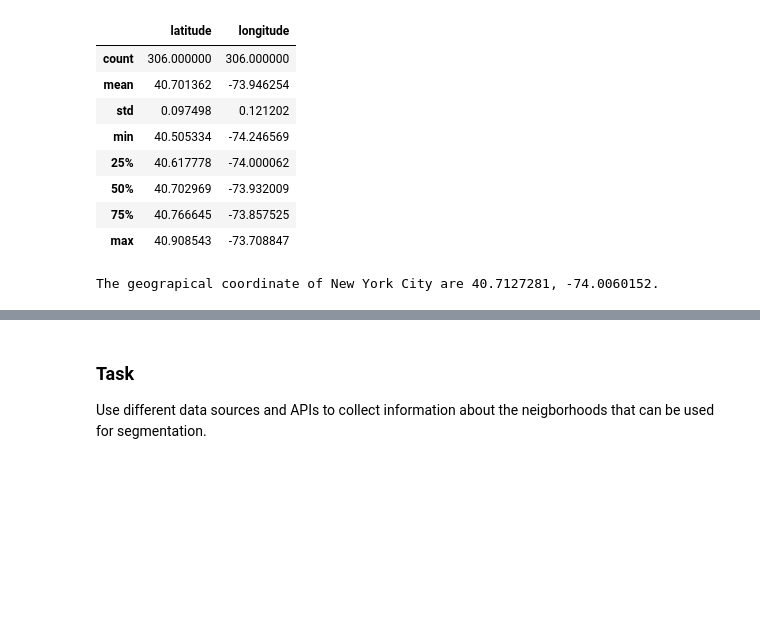
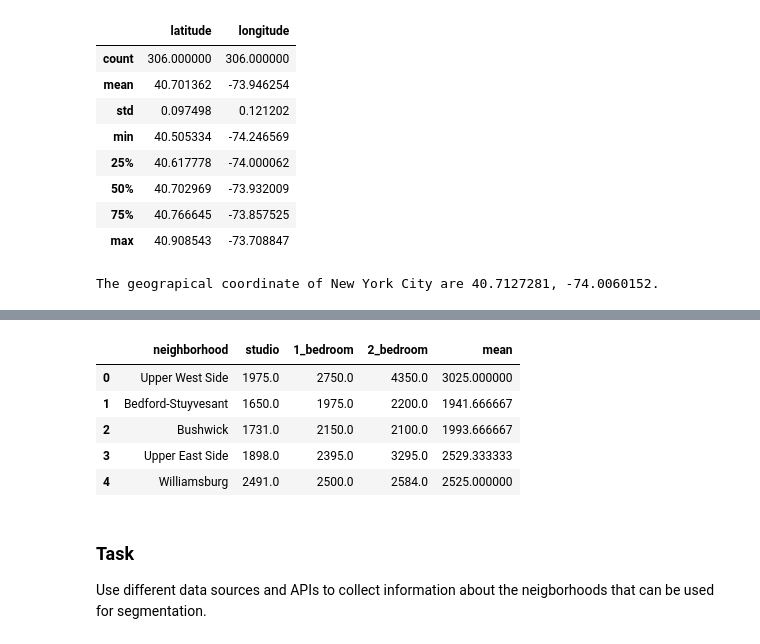
Before and after one commit to hasheng/NYC_Clustering, a Jupyter notebook: data_preparation_working.ipynb, the cells around one changed output, grey strips where cells are left out. Drawn from its saved outputs; the diff is of its cells as text; code cells hidden in the pictures; blank space fills up the shorter version.

```diff
--- a/data_preparation_working.ipynb
+++ b/data_preparation_working.ipynb
@@ -151,0 +239,26 @@ map_newyork
+# %%
+#make existing values floats
+febexcelstud['studio'] = febexcelstud['studio'].astype(float)
+febexcelonebd['1_bedroom'] = febexcelonebd['1_bedroom'].astype(float)
+febexceltwobd['2_bedroom'] = febexceltwobd['2_bedroom'].astype(float)
+# %%
+#merge separated tables on neighborhood
+#merge on right because the second and third columns had more values
+feb_merged_one = pd.merge(febexcelstud, febexcelonebd, how='right', on='neighborhood')
+feb_merged = pd.merge(feb_merged_one, febexceltwobd, how='right', on='neighborhood')
+# %%
+#fill nans with column mean
+for i in process_cols:
+    feb_merged[i].fillna((feb_merged[i].mean()), inplace=True)
+# %%
+#make new column called mean based on the other values
+feb_merged['mean'] = feb_merged.mean(axis=1)
+# %%
+feb_merged.head()
+# %% [output]
+|  | neighborhood | studio | 1_bedroom | 2_bedroom | mean |
+| 0 | Upper West Side | 1975.0 | 2750.0 | 4350.0 | 3025.000000 |
+| 1 | Bedford-Stuyvesant | 1650.0 | 1975.0 | 2200.0 | 1941.666667 |
+| 2 | Bushwick | 1731.0 | 2150.0 | 2100.0 | 1993.666667 |
+| 3 | Upper East Side | 1898.0 | 2395.0 | 3295.0 | 2529.333333 |
+| 4 | Williamsburg | 2491.0 | 2500.0 | 2584.0 | 2525.000000 |
```
Also changed, not shown: parts of 38 cells of this notebook.
